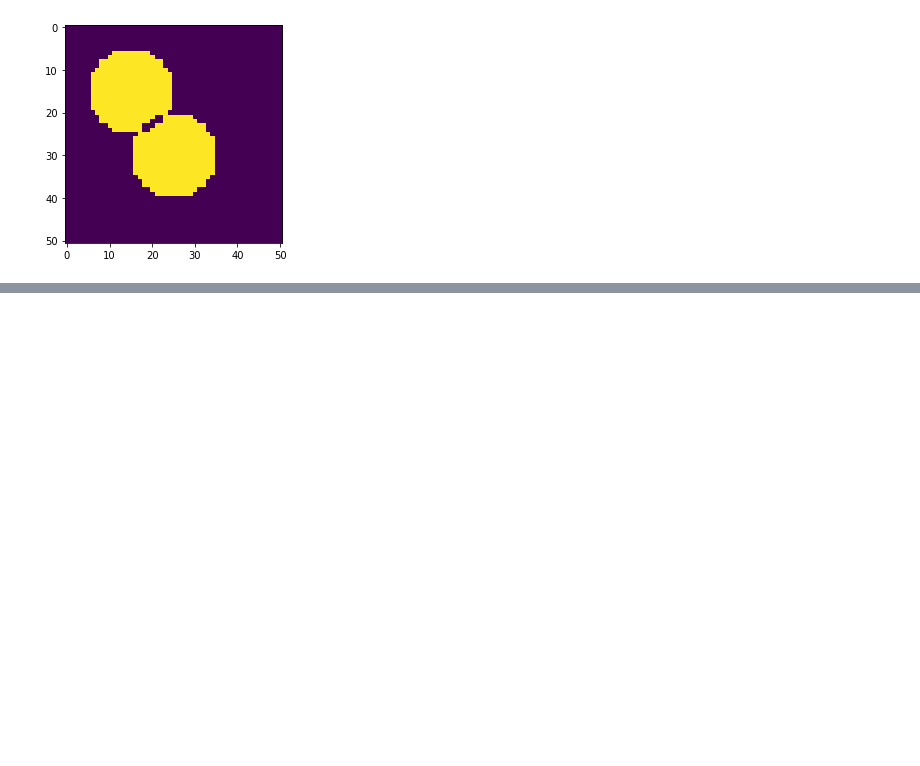
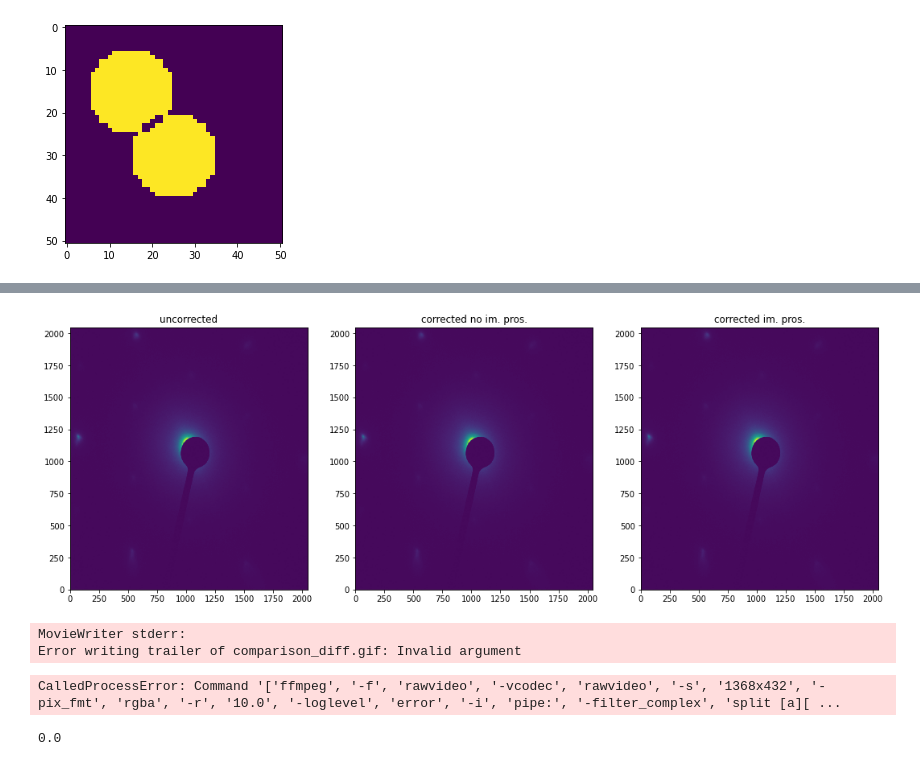
Before and after one commit to SangersJeroen/Bachelor-Thesis-Code, a Jupyter notebook: warpcorrection_alternate.ipynb, the cells around one changed output, grey strips where cells are left out. Drawn from its saved outputs; the diff is of its cells as text; code cells hidden in the pictures; blank space fills up the shorter version.

```diff
--- a/warpcorrection_alternate.ipynb
+++ b/warpcorrection_alternate.ipynb
@@ -178,0 +173,16 @@ for i in range(0,eft_stack.shape[0]-1):
+# %%
+corrected = np.zeros( eft_stack.shape )
+
+
+
+for i in range(0,len(x_corr)):
+    corrected[i,:,:] = shift( eft_stack[i], x_corr[i], y_corr[i])
+
+np.save("data/corrected_eftem", corrected)
+
+corrected_dev = np.zeros( eft_stack.shape )
+
+for i in range(0,len(x_corr_dev)):
+    corrected_dev[i,:,:] = shift( eft_stack[i], x_corr_dev[i], y_corr_dev[i])
+
+np.save("data/corrected_eftem_dev", corrected_dev)
@@ -178,0 +191,28 @@ for i in range(0,eft_stack.shape[0]-1):
+# %%
+fig = plt.figure()
+fig.set_size_inches((18,6))
+
+ax1 = fig.add_subplot(1,3,1)
+ax2 = fig.add_subplot(1,3,2)
+ax3 = fig.add_subplot(1,3,3)
+
+x = np.arange(2048)
+
+def init():
+    ax1.set_title("uncorrected")
+    ax1.pcolorfast(x, x, eft_stack[0,:,:])
+    ax2.set_title("corrected no im. pros.")
+    ax2.pcolorfast(x, x, corrected[0,:,:])
+    ax3.set_title("corrected im. pros.")
+    ax3.pcolorfast(x, x, corrected_dev[0,:,:])
+
+def animate(i):
+    ax1.pcolorfast(x, x, eft_stack[i,:,:])
+    ax2.pcolorfast(x, x, corrected[i,:,:])
+    ax3.pcolorfast(x, x, corrected_dev[i,:,:])
+
+
+anim = FuncAnimation(fig, animate, init_func=init, frames=69, interval=100)
+anim.save("comparison.gif");
+# %% [output]
+[figure, added]
@@ -178,0 +236,35 @@ for i in range(0,eft_stack.shape[0]-1):
+# %%
+fig = plt.figure()
+fig.set_size_inches((19,6))
+
+ax1 = fig.add_subplot(1,3,1)
+ax2 = fig.add_subplot(1,3,2)
+ax3 = fig.add_subplot(1,3,3)
+
+x = np.arange(2048)
+
+def init():
+    ax1.set_title("diff uncorrected")
+    ax1.pcolorfast(x, x, difference_uncorr[0,:,:])
+    ax2.set_title("diff corrected no im. pros.")
+    ax2.pcolorfast(x, x, difference_cor_no[0,:,:])
+    ax3.set_title("diff corrected im. pros.")
+    ims = ax3.pcolorfast(x, x, difference_cor_pr[0,:,:])
+    plt.colorbar(ims)
+
+def animate(i):
+    ax1.pcolorfast(x, x, difference_uncorr[i,:,:])
+    ax2.pcolorfast(x, x, difference_cor_no[i,:,:])
+    ax3.pcolorfast(x, x, difference_cor_pr[i,:,:])
+
+
+anim = FuncAnimation(fig, animate, init_func=init, frames=69, interval=100)
+anim.save("comparison_diff.gif");
+# %% [output]
+MovieWriter stderr:
+Error writing trailer of comparison_diff.gif: Invalid argument
+CalledProcessError: Command '['ffmpeg', '-f', 'rawvideo', '-vcodec', 'rawvideo', '-s', '1368x432', '-pix_fmt', 'rgba', '-r', '10.0', '-loglevel', 'error', '-i', 'pipe:', '-filter_complex', 'split [a][ ...
+# %%
+print(np.max(difference_uncorr))
+# %% [output]
+0.0
```
Also changed, not shown: parts of 17 cells of this notebook, 5 other files.
